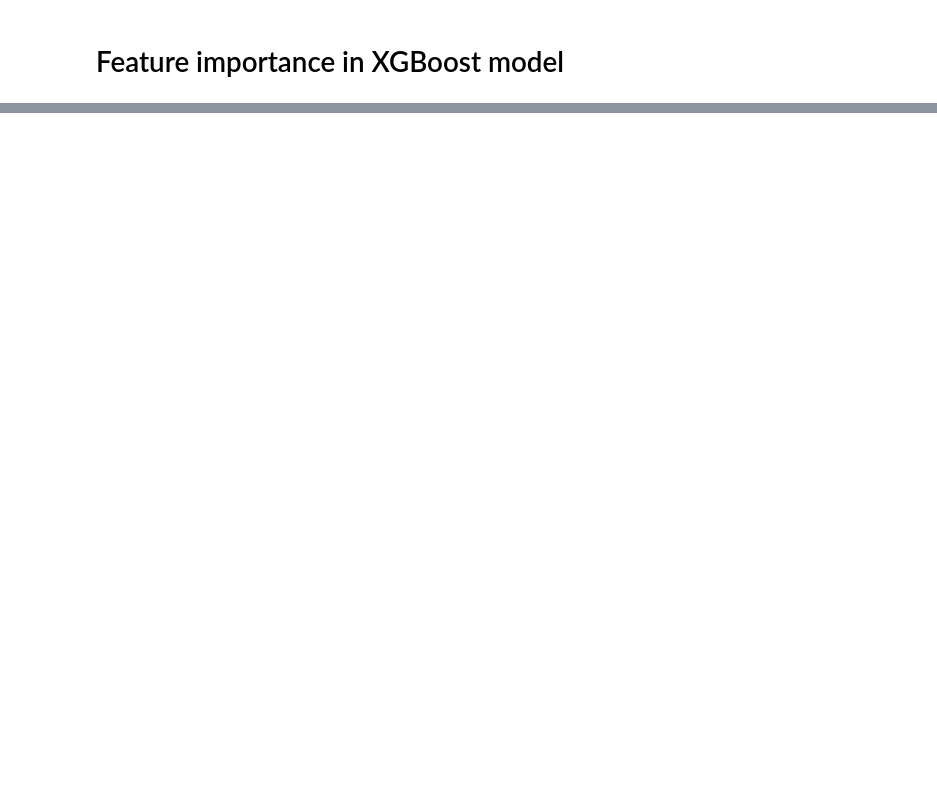
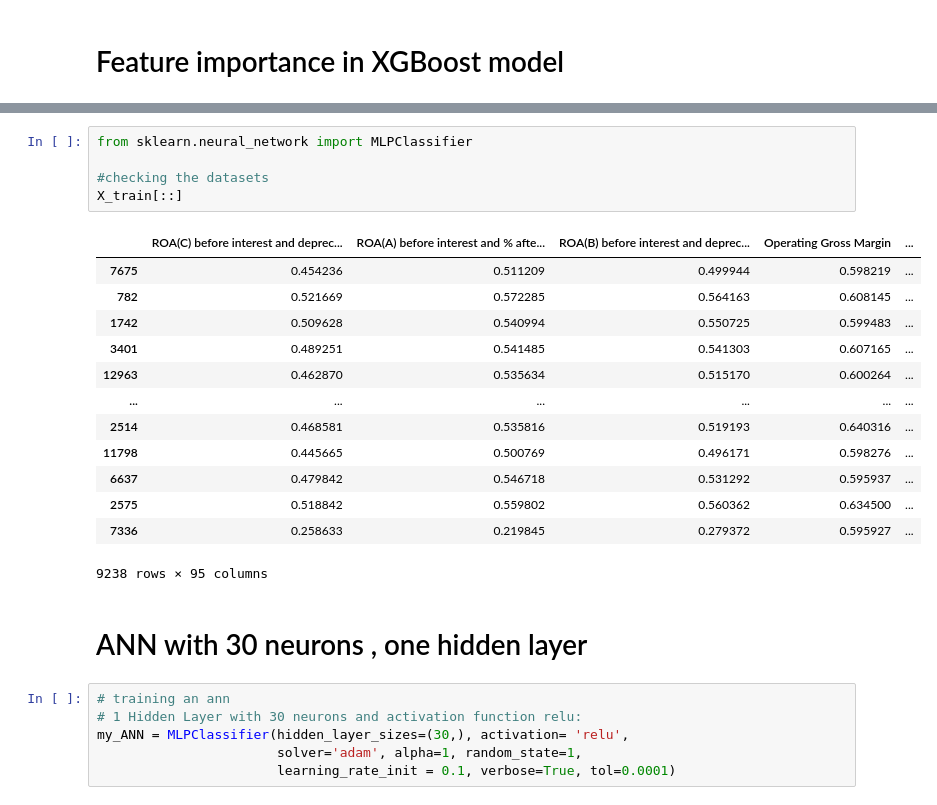
Before and after one commit to edwardramirez/company-bankruptcy-prediction, a Jupyter notebook: Company-bankruptcy-Prediction/company-bankruptcy-prediction.ipynb, the cells around one changed output, grey strips where cells are left out. Drawn from its saved outputs; the diff is of its cells as text; blank space fills up the shorter version.

```diff
--- a/Company-bankruptcy-Prediction/company-bankruptcy-prediction.ipynb
+++ b/Company-bankruptcy-Prediction/company-bankruptcy-prediction.ipynb
@@ -453,0 +556,27 @@ plt.show()
+# %%
+from sklearn.neural_network import MLPClassifier
+
+#checking the datasets
+X_train[::]
+# %% [output]
+|  | ROA(C) before interest and deprec... | ROA(A) before interest and % afte... | ROA(B) before interest and deprec... | Operating Gross Margin | ... |
+| 7675 | 0.454236 | 0.511209 | 0.499944 | 0.598219 | ... |
+| 782 | 0.521669 | 0.572285 | 0.564163 | 0.608145 | ... |
+| 1742 | 0.509628 | 0.540994 | 0.550725 | 0.599483 | ... |
+| 3401 | 0.489251 | 0.541485 | 0.541303 | 0.607165 | ... |
+| 12963 | 0.462870 | 0.535634 | 0.515170 | 0.600264 | ... |
+| ... | ... | ... | ... | ... | ... |
+| 2514 | 0.468581 | 0.535816 | 0.519193 | 0.640316 | ... |
+| 11798 | 0.445665 | 0.500769 | 0.496171 | 0.598276 | ... |
+| 6637 | 0.479842 | 0.546718 | 0.531292 | 0.595937 | ... |
+| 2575 | 0.518842 | 0.559802 | 0.560362 | 0.634500 | ... |
+| 7336 | 0.258633 | 0.219845 | 0.279372 | 0.595927 | ... |
+9238 rows × 95 columns
+# %% [markdown]
+# ANN with 30 neurons , one hidden layer
+# %%
+# training an ann
+# 1 Hidden Layer with 30 neurons and activation function relu:
+my_ANN = MLPClassifier(hidden_layer_sizes=(30,), activation= 'relu',
+                       solver='adam', alpha=1, random_state=1,
+                       learning_rate_init = 0.1, verbose=True, tol=0.0001)
```
Also changed, not shown: parts of 74 cells of this notebook.
